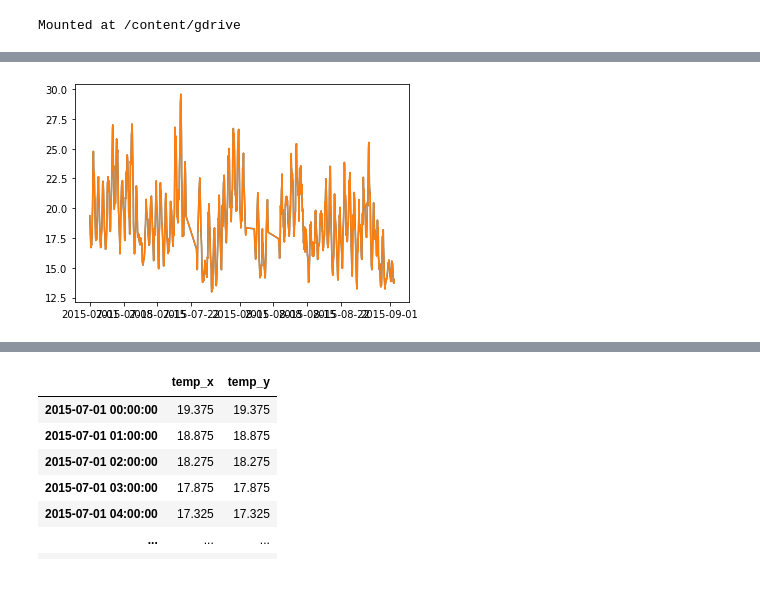
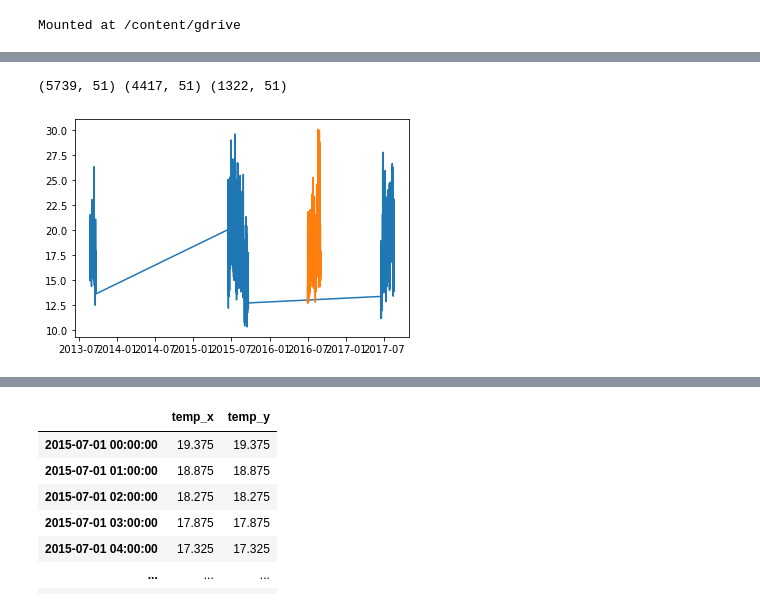
Before and after one commit to DonnaVakalis/forecasting-MRT-gap, a Jupyter notebook: model/model_LSTM.ipynb, the cells around one changed output, grey strips where cells are left out. Drawn from its saved outputs; the diff is of its cells as text; code cells hidden in the pictures.

```diff
--- a/model/model_LSTM.ipynb
+++ b/model/model_LSTM.ipynb
@@ -40,0 +41,12 @@ For each year 2015,2016,2017, get outdoor weather, and remerge training/test set
+# %%
+# 2015
+dat_train = pickle.load(open(DATA_PATH +'/trainX_2015.pkl','rb'))
+dat_test = pickle.load(open(DATA_PATH +'/testX_2015.pkl','rb'))
+
+# check if train and test set are the same, and visualize temp values
+df_diff = pd.concat([dat_train,dat_test]).drop_duplicates(keep=False)
+print(df_diff.shape, dat_train.shape, dat_test.shape)
+df_train = dat_train[['temp']]
+df_test = dat_test[['temp']]
+plt.plot(df_train.index, df_train.temp, df_test .index, df_test .temp)
+plt.show()
@@ -41,11 +56,15 @@ For each year 2015,2016,2017, get outdoor weather, and remerge training/test set
 # %%
-# 2015
-Xtest_2015 = pickle.load(open(DATA_PATH +'/testX_2015.pkl','rb'))
-Xtrain_2015 = pickle.load(open(DATA_PATH +'/testX_2015.pkl','rb'))
-df1 = Xtest_2015[['temp']]
-df2 = Xtrain_2015[['temp']]
+# 2016
+dat_train = pickle.load(open(DATA_PATH +'/trainX_2016.pkl','rb'))
+dat_test = pickle.load(open(DATA_PATH +'/testX_2016.pkl','rb'))
 
-plt.plot(df1.index, df1.temp, df2.index, df2.temp)
+# check if 2015 train and test set are the same
+df_diff = pd.concat([dat_train,dat_test]).drop_duplicates(keep=False)
+print(df_diff.shape, dat_train.shape, dat_test.shape)
+df_train = dat_train[['temp']]
+df_test = dat_test[['temp']]
+plt.plot(df_train.index, df_train.temp, df_test .index, df_test .temp)
 plt.show()
 # %% [output]
+(5739, 51) (4417, 51) (1322, 51)
-[figure, old version]
+[figure, new version]
```
Also changed, not shown: parts of 3 cells of this notebook.
